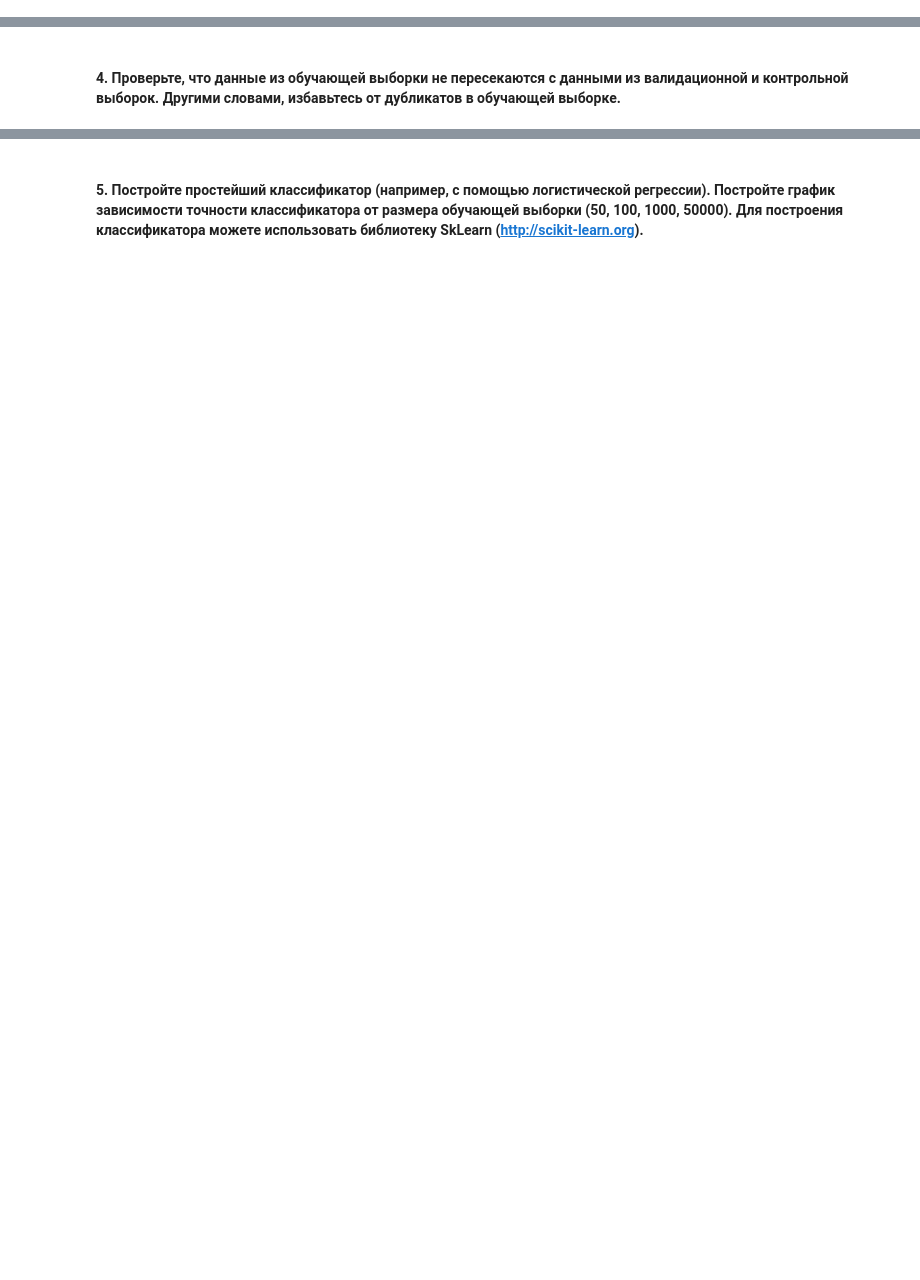
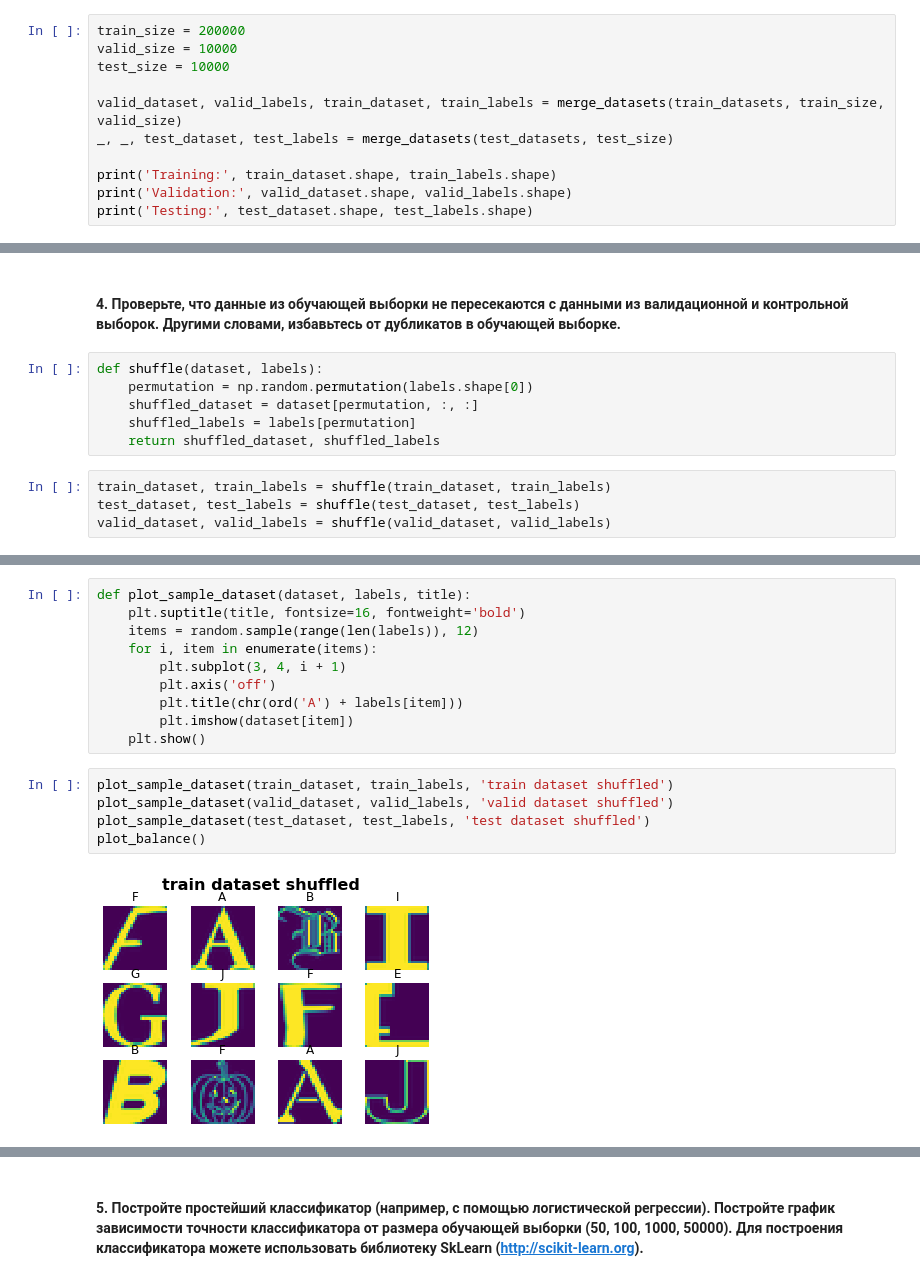
Before and after one commit to Mihlyuk/deep-learning-course, a Jupyter notebook: assignment1.ipynb, the cells around one changed output, grey strips where cells are left out. Cells and saved outputs as stored; diff of their text form; blank space fills up the shorter version.

```diff
--- a/assignment1.ipynb
+++ b/assignment1.ipynb
@@ -27,0 +276,11 @@ KeyboardInterrupt:
+# %%
+train_size = 200000
+valid_size = 10000
+test_size = 10000
+
+valid_dataset, valid_labels, train_dataset, train_labels = merge_datasets(train_datasets, train_size, valid_size)
+_, _, test_dataset, test_labels = merge_datasets(test_datasets, test_size)
+
+print('Training:', train_dataset.shape, train_labels.shape)
+print('Validation:', valid_dataset.shape, valid_labels.shape)
+print('Testing:', test_dataset.shape, test_labels.shape)
@@ -28,2 +291,12 @@ KeyboardInterrupt:
 # %% [markdown]
 #### 4. Проверьте, что данные из обучающей выборки не пересекаются с данными из валидационной и контрольной выборок. Другими словами, избавьтесь от дубликатов в обучающей выборке.
+# %%
+def shuffle(dataset, labels):
+    permutation = np.random.permutation(labels.shape[0])
+    shuffled_dataset = dataset[permutation, :, :]
+    shuffled_labels = labels[permutation]
+    return shuffled_dataset, shuffled_labels
+# %%
+train_dataset, train_labels = shuffle(train_dataset, train_labels)
+test_dataset, test_labels = shuffle(test_dataset, test_labels)
+valid_dataset, valid_labels = shuffle(valid_dataset, valid_labels)
@@ -29,0 +315,17 @@ KeyboardInterrupt:
+# %%
+def plot_sample_dataset(dataset, labels, title):
+    plt.suptitle(title, fontsize=16, fontweight='bold')
+    items = random.sample(range(len(labels)), 12)
+    for i, item in enumerate(items):
+        plt.subplot(3, 4, i + 1)
+        plt.axis('off')
+        plt.title(chr(ord('A') + labels[item]))
+        plt.imshow(dataset[item])
+    plt.show()
+# %%
+plot_sample_dataset(train_dataset, train_labels, 'train dataset shuffled')
+plot_sample_dataset(valid_dataset, valid_labels, 'valid dataset shuffled')
+plot_sample_dataset(test_dataset, test_labels, 'test dataset shuffled')
+plot_balance()
+# %% [output]
+[figure, added]
```
Also changed, not shown: parts of 36 cells of this notebook, 2 other files.
